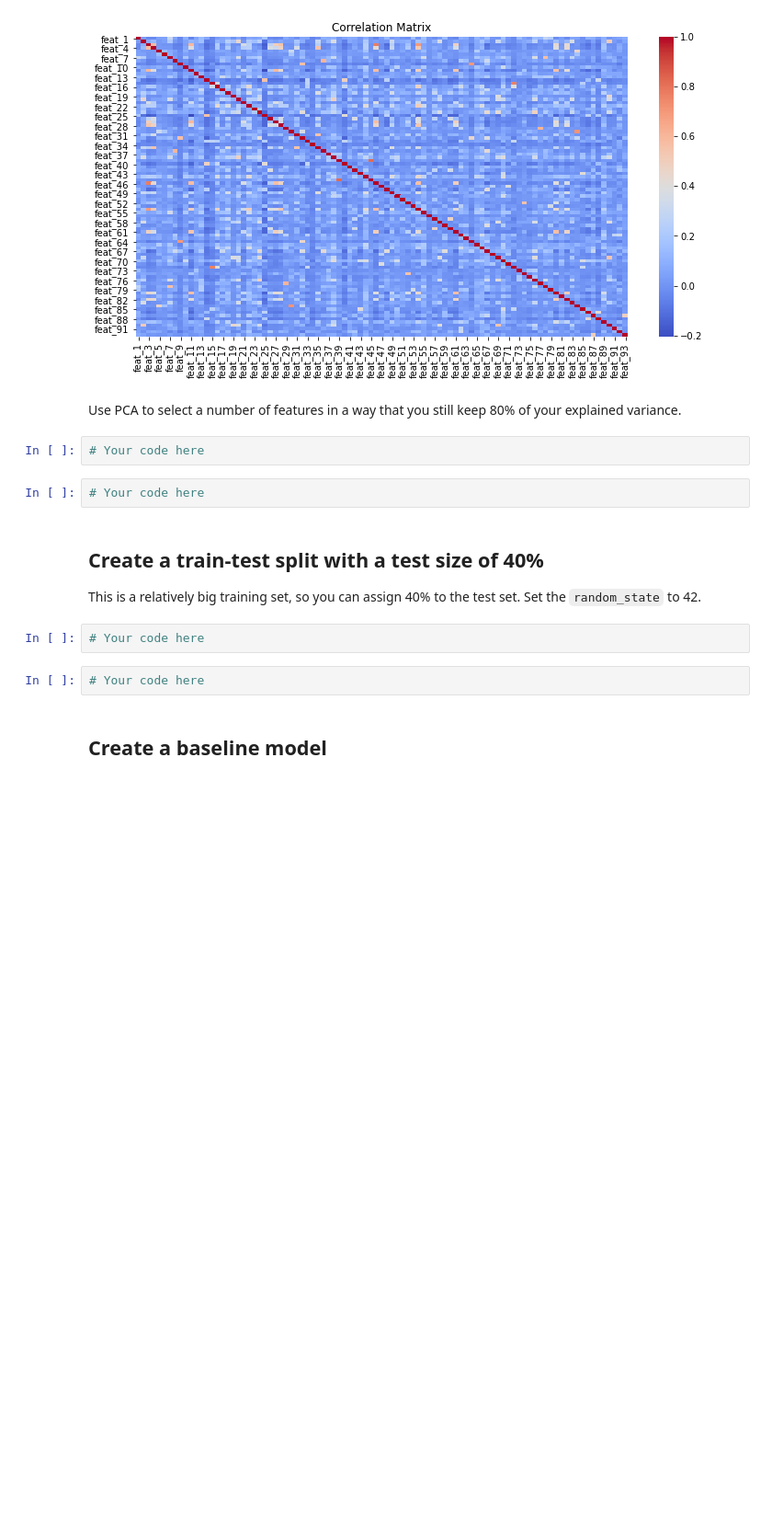
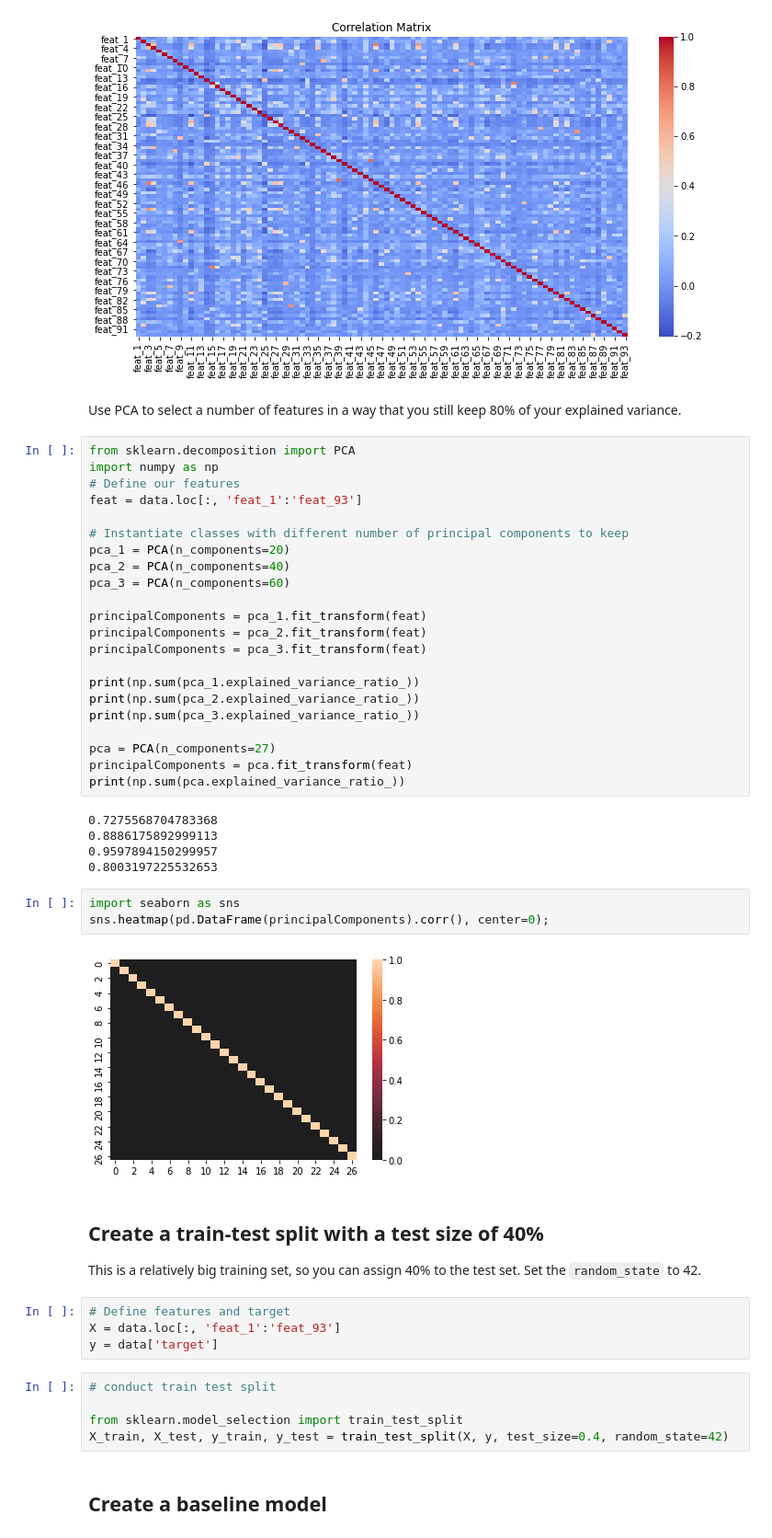
Before and after one commit to cristopher-d-delgado/dsc-pca-and-pipelines-v2-1, a Jupyter notebook: index.ipynb, the cells around one changed output. Shown at 92% size. Saved outputs shown, nothing was run; the diff lists cells and outputs as text; blank space fills up the shorter version.

```diff
--- a/index.ipynb
+++ b/index.ipynb
@@ -150,18 +150,51 @@ plt.show()
 [figure]
 # %% [markdown]
 Use PCA to select a number of features in a way that you still keep 80% of your explained variance.
-# %%
-# Your code here
-# %%
-# Your code here
+# %%
+from sklearn.decomposition import PCA
+import numpy as np
+# Define our features
+feat = data.loc[:, 'feat_1':'feat_93']
+
+# Instantiate classes with different number of principal components to keep
+pca_1 = PCA(n_components=20)
+pca_2 = PCA(n_components=40)
+pca_3 = PCA(n_components=60)
+
+principalComponents = pca_1.fit_transform(feat)
+principalComponents = pca_2.fit_transform(feat)
+principalComponents = pca_3.fit_transform(feat)
+
+print(np.sum(pca_1.explained_variance_ratio_))
+print(np.sum(pca_2.explained_variance_ratio_))
+print(np.sum(pca_3.explained_variance_ratio_))
+
+pca = PCA(n_components=27)
+principalComponents = pca.fit_transform(feat)
+print(np.sum(pca.explained_variance_ratio_))
+# %% [output]
+0.7275568704783368
+0.8886175892999113
+0.9597894150299957
+0.8003197225532653
+# %%
+import seaborn as sns
+sns.heatmap(pd.DataFrame(principalComponents).corr(), center=0);
+# %% [output]
+[figure, added]
 # %% [markdown]
 ## Create a train-test split with a test size of 40%
 
 This is a relatively big training set, so you can assign 40% to the test set. Set the `random_state` to 42.
-# %%
-# Your code here
-# %%
-# Your code here
+# %%
+# Define features and target
+X = data.loc[:, 'feat_1':'feat_93']
+y = data['target']
+# %%
+# conduct train test split
+
+from sklearn.model_selection import train_test_split
+X_train, X_test, y_train, y_test = train_test_split(X, y, test_size=0.4, random_state=42)
 # %% [markdown]
 ## Create a baseline model
 # %% [markdown]
```
Also changed, not shown: parts of 10 cells of this notebook.
